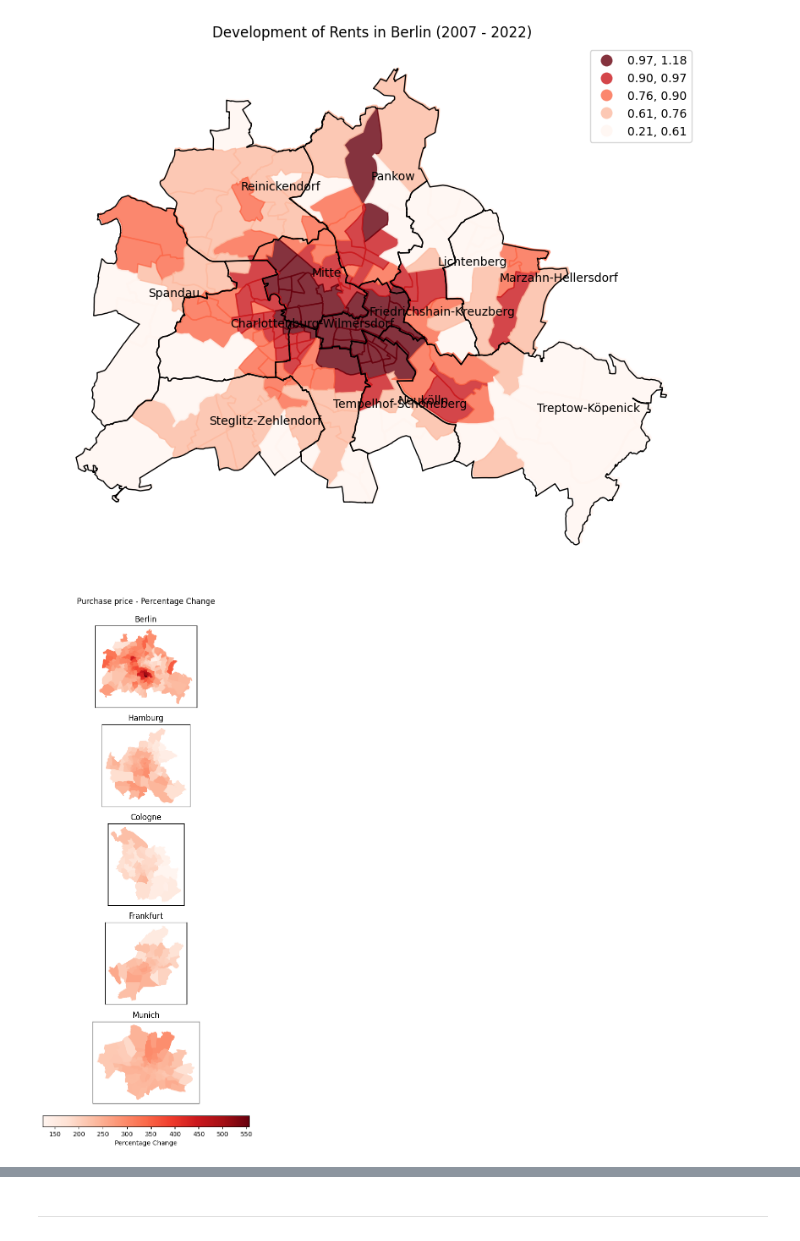
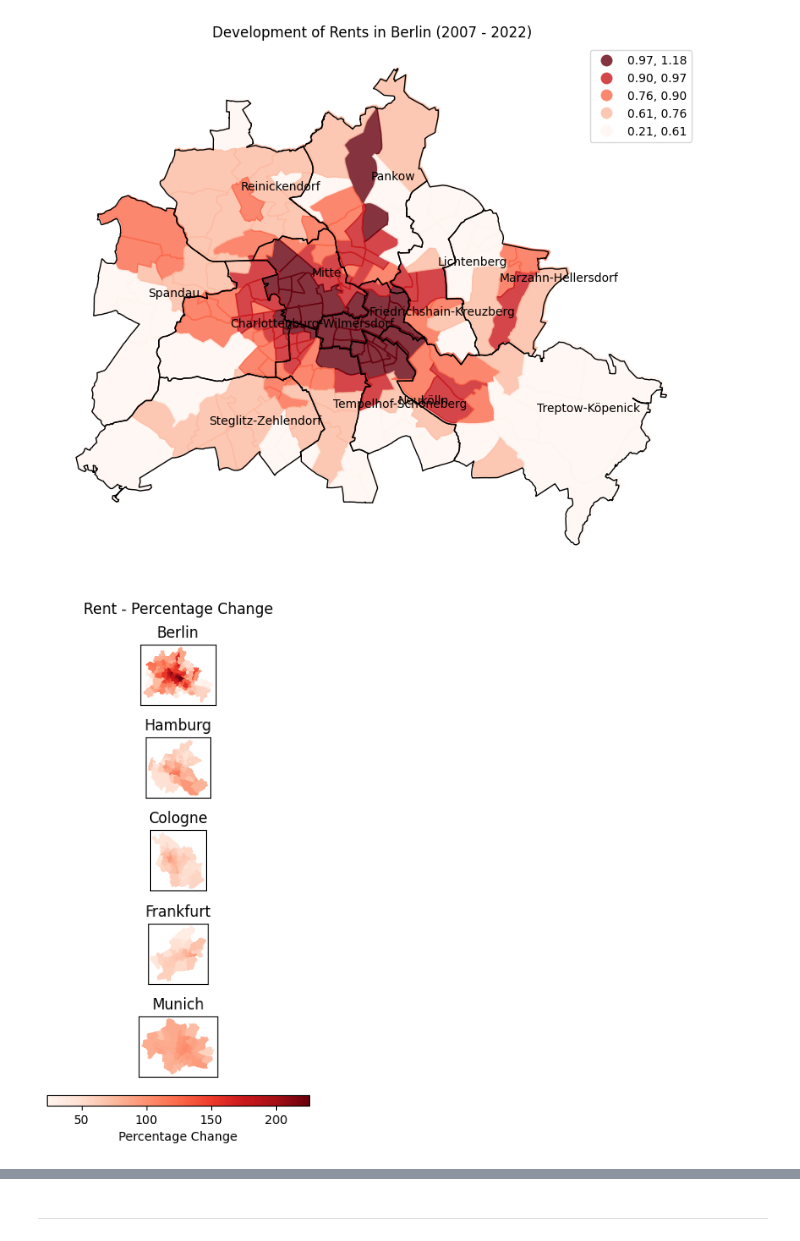
Before and after one commit to dbursy/qse_collaboration, a Jupyter notebook: notebooks/QSE_Tutorial_2_Group_2.ipynb, the cells around one changed output, grey strips where cells are left out. Saved outputs shown, nothing was run; the diff lists cells and outputs as text; code cells hidden in the pictures.

```diff
--- a/notebooks/QSE_Tutorial_2_Group_2.ipynb
+++ b/notebooks/QSE_Tutorial_2_Group_2.ipynb
@@ -174,11 +174,12 @@ gdf_zip_codes = gdf_zip_codes.set_index('ZIP').join(
 
 ## lfelder: Inexperienced, but this yields error cause "index" is not a column and pandas will not rename it, therefore target_id is never created.
 # If I understand correctly ZIP is our index, which is now a regular column due to the .reset_index() in the cell above
-gdf_zip_codes.rename(columns={'ZIP':'target_id', 'INSIDE_X':'target_x', 'INSIDE_Y': 'target_y',
+gdf_zip_codes.rename(columns={'ZIP_CODE':'target_id', 'INSIDE_X':'target_x', 'INSIDE_Y': 'target_y',
                              'OBJECTID': 'shape_id', 'Shape_Leng':'shape_length', 'Shape_Area':'shape_area',
                              }, inplace=True)
 gdf_zip_codes = gdf_zip_codes[['target_id', 'target_x', 'target_y', 'shape_id', 'shape_length', 'shape_area', #'shape_center_x', 'shape_center_y',
                                'city', 'berlin', 'hamburg', 'munich', 'cologne', 'frankfurt', 'geometry']]
+gdf_zip_codes['target_id'] = gdf_zip_codes['target_id'].astype(int)
 # %%
 ## Export dataframe
 gdf_zip_codes.drop(columns=['geometry']).to_stata(f'{OUTPUT_FOLDER}/centroids.dta')
@@ -525,0 +554,17 @@ else:
+# %%
+# Berlin  - rents, but all years
+
+figure, axis = plt.subplots(4, 4, figsize=(6, 6))
+axis = axis.flatten()
+
+for index, year in enumerate(range(2007, 2023)):
+    gdf_rent_index.loc[gdf_rent_index['city'] == 'berlin'].plot(column='price_qm'+str(year), cmap='Reds', edgecolor='face', ax=axis[index])
+    axis[index].set_xticks([])
+    axis[index].set_yticks([])
+    axis[index].set_title(f'{year}')
+figure.suptitle('Rents in Berlin (2007 - 2022)')
+
+if savefigures:
+    plt.savefig(f'{ROOT_FOLDER}/output/rents_berlin.png', bbox_inches='tight')
+else:
+    plt.tight_layout()
@@ -574,44 +621,44 @@ else:
 # %% [output]
 [figure]
 # %%
-# Plot purchase price percentage change for all cities --- not suuuper helpfull because of Berlin outlier, but interesting result in and of itself
+# Plot rent percentage change for all cities --- not suuuper helpfull because of Berlin outlier, but interesting result in and of itself
 
-figure, axis = plt.subplots(5, 1, figsize=(9, 12))
+figure, axis = plt.subplots(5, 1, figsize=(6, 6))
 axis = axis.flatten()
 cities = gdf_rent_index['city'].unique()
 
-# Define common colormap normalization across all plots - important so that coloring is comparable across cities
-vmin = gdf_purchase_index['percentage_change'].min()
-vmax = gdf_purchase_index['percentage_change'].max()
+# Define common colormap normalization across all plots - so that cities are comparable
+vmin = gdf_rent_index['percentage_change'].min()
+vmax = gdf_rent_index['percentage_change'].max()
 cmap = 'Reds'
 norm = mpl.colors.Normalize(vmin=vmin, vmax=vmax)
 
 for index, city in enumerate(cities):
-    gdf_purchase_index.loc[gdf_purchase_index['city'] == city].plot(
+    gdf_rent_index.loc[gdf_rent_index['city'] == city].plot(
         column='percentage_change',
         cmap=cmap,
         edgecolor='face',
         ax=axis[index],
         norm=norm
     )
     axis[index].set_xticks([])
     axis[index].set_yticks([])
     axis[index].set_title(f'{city.title()}')
 
 plt.tight_layout(rect=[0, 0.05, 1, 0.96])  # leave space for the colorbar and title
 
 # Add a new axes for the colorbar underneath the plots
 cbar_ax = figure.add_axes([0.25, 0.02, 0.5, 0.02])  # [left, bottom, width, height]
 sm = plt.cm.ScalarMappable(cmap=cmap, norm=norm)
 sm._A = []
 cbar = figure.colorbar(sm, cax=cbar_ax, orientation='horizontal')
 cbar.set_label('Percentage Change')
 
-figure.suptitle(f'Purchase price - Percentage Change')
+figure.suptitle(f'Rent - Percentage Change')
 
 if savefigures:
-    plt.savefig(f'{ROOT_FOLDER}/output/_purchase_all_cities_perc_change.png', bbox_inches='tight')
+    plt.savefig(f'{ROOT_FOLDER}/output/_rent_all_cities_perc_change.png', bbox_inches='tight')
 else:
     plt.show()
 # %% [output]
-[figure, old version]
+[figure, new version]
```
Also changed, not shown: parts of 35 cells of this notebook, 1 other file.
